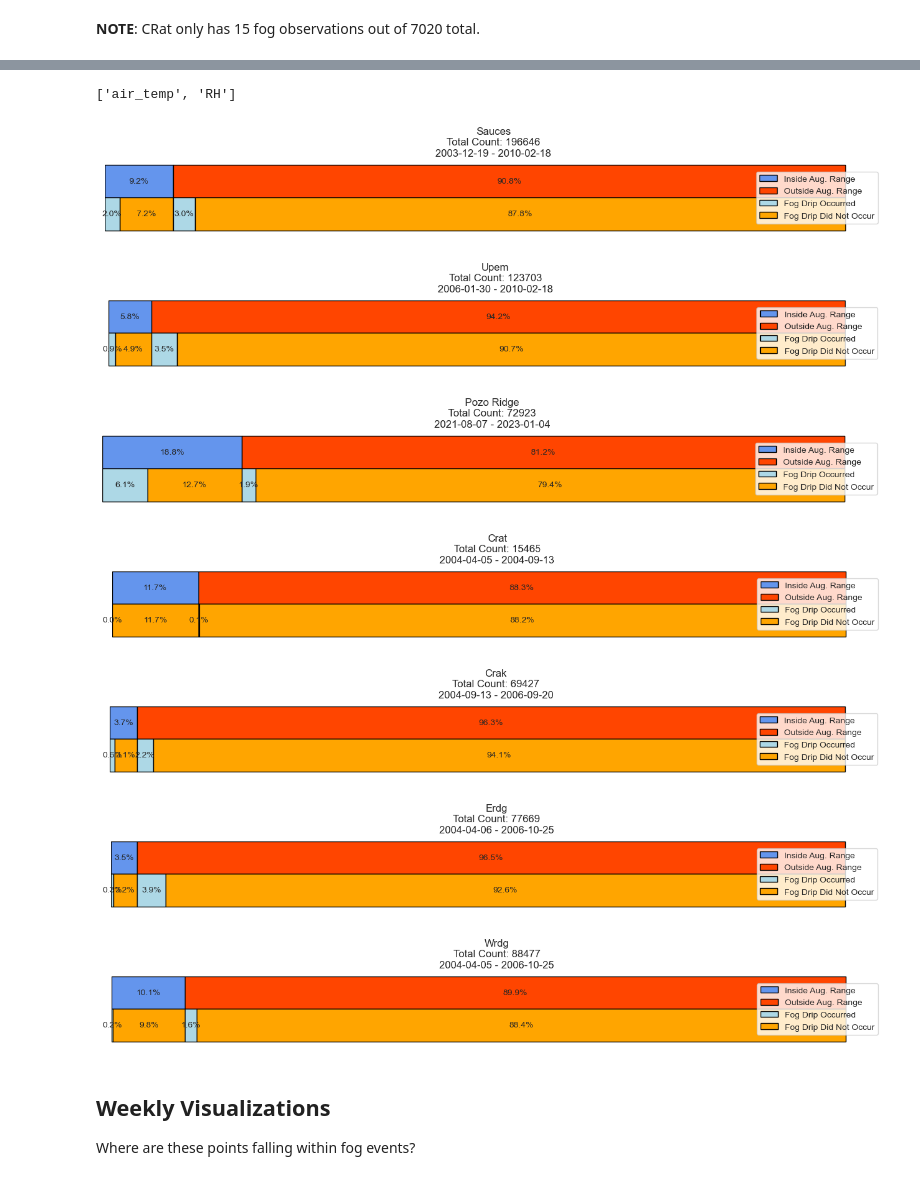
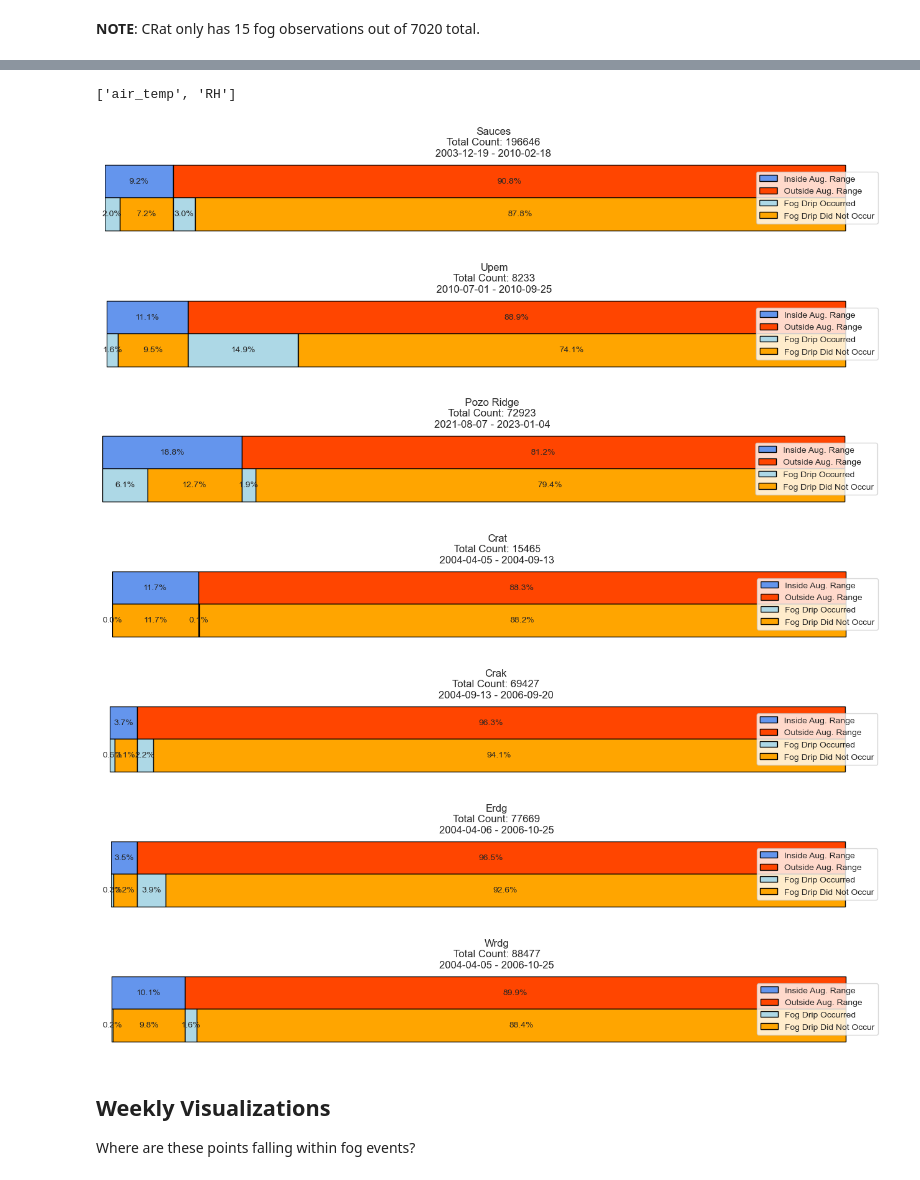
Before and after one commit to UCSB-NRS/sci-fog-analysis, a Jupyter notebook: notebooks/03-infer-fog/envelope-fog-conditions.ipynb, the cells around one changed output, grey strips where cells are left out. Cells and saved outputs as stored; diff of their text form; code cells hidden in the pictures.

Commit message:
Cleaned up fog envelope notebook

```diff
--- a/notebooks/03-infer-fog/envelope-fog-conditions.ipynb
+++ b/notebooks/03-infer-fog/envelope-fog-conditions.ipynb
@@ -447,7 +558,7 @@ df = pd.read_csv(df_fpath)
 #### Load and Pre-process Data #####
 
 # Read in data
-df_fpath = '/Users/patmccornack/Documents/ucsb_fog_project/data/csv/pozo_fog_aug22.csv'
+df_fpath = './data/03-processed/smo2-curatedfog-aug22.csv'
 df = pd.read_csv(df_fpath)
 
 # Subset to select variables
@@ -520,13 +631,13 @@ For first pass: Removed atm_pressure, vpd/vapor_pressure, leaf wetness, wind spe
 # %%
 #### Define dataset-specific variable names and fpaths ####
 fpath_dict = {
-    'pozo' : '/Users/patmccornack/Documents/ucsb_fog_project/data/csv/SCI_POZO_SM02.csv',
-    'sauc' : '/Users/patmccornack/Documents/ucsb_fog_project/data/Still Lab Data/relevant/SAUC/SAUCdata_joined.csv',
-    'upem' : '/Users/patmccornack/Documents/ucsb_fog_project/data/Still Lab Data/relevant/UPEM/UPEMdata_joined.csv',
-    'crak' : '/Users/patmccornack/Documents/ucsb_fog_project/data/Still Lab Data/relevant/tblCrak.csv',
-    'crat' : '/Users/patmccornack/Documents/ucsb_fog_project/data/Still Lab Data/relevant/tblCRat.csv',
-    'erdg' : '/Users/patmccornack/Documents/ucsb_fog_project/data/Still Lab Data/relevant/tblERdg.csv',
-    'wrdg' : '/Users/patmccornack/Documents/ucsb_fog_project/data/Still Lab Data/relevant/tblWRdg.csv'
+    'pozo' : './data/01-raw/met-station/sci-pozo-smo2-2021-2023.csv',
+    'sauc' : './data/01-raw/met-station/still-lab/sci-sauc-2003-2008.csv',
+    'upem' : './data/01-raw/met-station/still-lab/sci-upem-july-sept-2010.csv',
+    'crak' : './data/01-raw/met-station/still-lab/tblCrak.csv',
+    'crat' : './data/01-raw/met-station/still-lab/tblCRat.csv',
+    'erdg' : './data/01-raw/met-station/still-lab/tblERdg.csv',
+    'wrdg' : './data/01-raw/met-station/still-lab/tblWRdg.csv'
 }
 
 var_name_dict = {
@@ -554,11 +665,11 @@ var_name_dict = {
 
     'upem' : {
         'time' : 'time',
-        'fog' : 'Fog_mm_Tot',
-        'RH' : 'RH_Min',
-        'air_temp' : 'AirTC_Min',
-        'rainfall' : 'Rain_Converted_mm',
-        'wind_speed_avg' : 'WS_ms_Avg'
+        'fog' : 'fog_mm_tot',
+        'RH' : 'rh_min',
+        'air_temp' : 'airtc_min',
+        'rainfall' : 'rain_converted_mm',
+        'wind_speed_avg' : 'ws_ms_avg'
     },
 
     'still_data' : {
@@ -586,7 +697,7 @@ wrdg_df = pd.read_csv(fpath_dict['wrdg'])
 
 # Create timestamp for sauc
 sauc_df['time'] = pd.to_datetime(sauc_df[['Year', 'Month' ,'Day', 'Hour', 'Minute']])
-upem_df['time'] = pd.to_datetime(upem_df[['Year', 'Month' ,'Day', 'Hour', 'Minute']])
+upem_df['time'] = pd.to_datetime(upem_df[['year', 'month' ,'day', 'hour', 'minute']])
 
 # Subset/rename columns + cast to datetime
 sauc_df = subset_cols(sauc_df, var_name_dict, 'sauc')
@@ -683,16 +789,16 @@ results_bar_plot(results_df)
 # %%
 #### Plot Site Specific Data ####
 print(feature_list)
-out_dir = '/Users/patmccornack/Documents/ucsb_fog_project/figures/fog_condition_figs/percent_breakdown_hbars'
+out_dir = './figures/fog-envelope-figs'
 for i in range(len(results_df)):
 
     out_fname = results_df.iloc[i]['site']
     out_fpath = os.path.join(out_dir, out_fname)
     plot_results(results_df.iloc[i], figsize=(16, 1.5), out_fpath=out_fpath)
 # %% [output]
 ['air_temp', 'RH']
 [figure]
-[figure, old version]
+[figure, new version]
 [figure]
 [figure]
 [figure]
```
Also changed, not shown: parts of 10 cells of this notebook, 7 other files.
